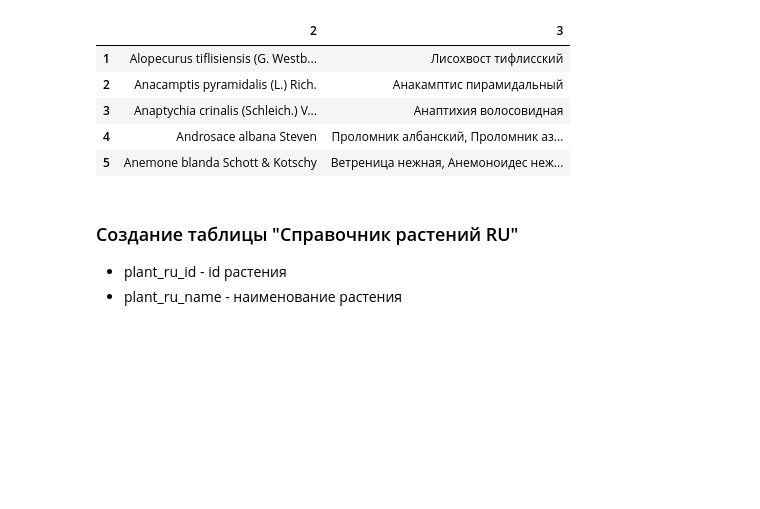
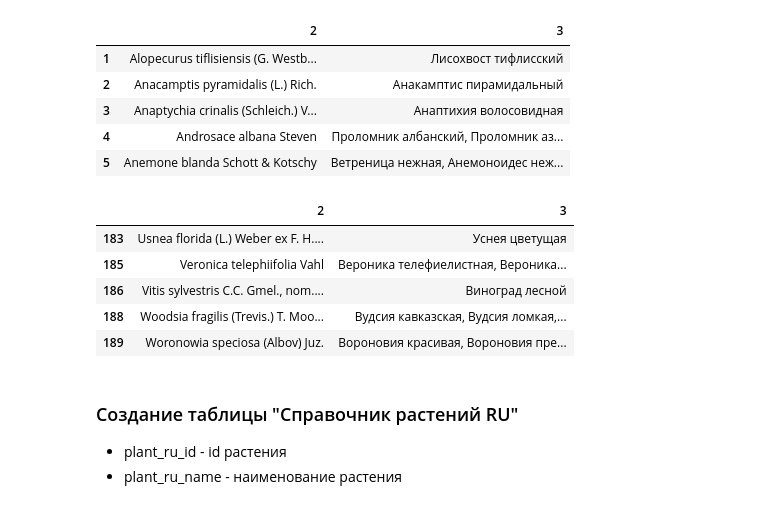
Before and after one commit to RuslanLat/green, a Jupyter notebook: plantarium.ipynb, the cells around one changed output. Saved outputs shown, nothing was run; the diff lists cells and outputs as text; code cells hidden in the pictures; blank space fills up the shorter version.

```diff
--- a/plantarium.ipynb
+++ b/plantarium.ipynb
@@ -333,6 +333,16 @@ redbook[[2, 3]].head()
 | 3 | Anaptychia crinalis (Schleich.) V... | Анаптихия волосовидная |
 | 4 | Androsace albana Steven | Проломник албанский, Проломник аз... |
 | 5 | Anemone blanda Schott & Kotschy | Ветреница нежная, Анемоноидес неж... |
+# %%
+# вывод данных
+redbook[[2, 3]].tail()
+# %% [output]
+|  | 2 | 3 |
+| 183 | Usnea florida (L.) Weber ex F. H.... | Уснея цветущая |
+| 185 | Veronica telephiifolia Vahl | Вероника телефиелистная, Вероника... |
+| 186 | Vitis sylvestris C.C. Gmel., nom.... | Виноград лесной |
+| 188 | Woodsia fragilis (Trevis.) T. Moo... | Вудсия кавказская, Вудсия ломкая,... |
+| 189 | Woronowia speciosa (Albov) Juz. | Вороновия красивая, Вороновия пре... |
 # %% [markdown]
 ### Создание таблицы "Справочник растений RU"
 
```
Also changed, not shown: parts of 9 cells of this notebook, 3 other files.
